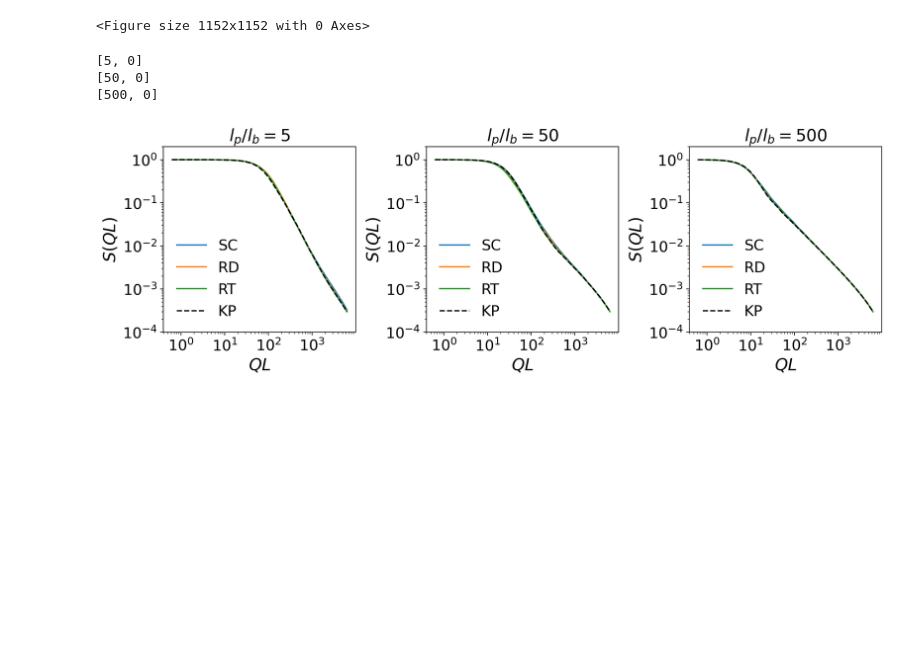
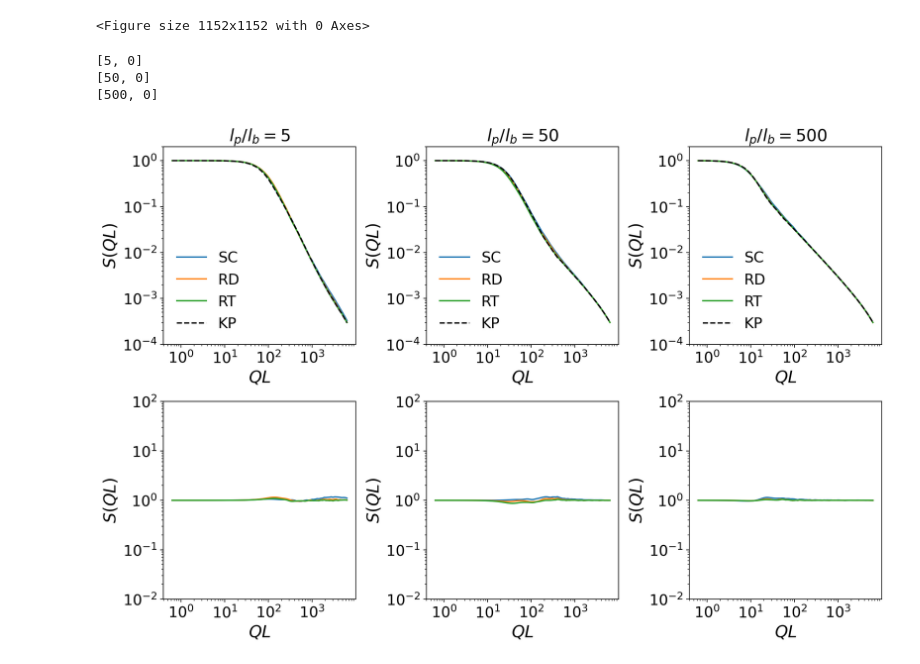
Before and after one commit to ch-tung/Catalan_MC, a Jupyter notebook: plot_I_00.ipynb, the cells around one changed output. Saved outputs shown, nothing was run; the diff lists cells and outputs as text; code cells hidden in the pictures; blank space fills up the shorter version.

Commit message:
updated plots

```diff
--- a/plot_I_00.ipynb
+++ b/plot_I_00.ipynb
@@ -34,35 +32,47 @@ for kappa in kappa_list:
     for epsilon in epsilon_list:
         parameters_list.append([kappa, epsilon])
 # %%
-fig = plt.figure(figsize=(12, 4),dpi=192)
+fig = plt.figure(figsize=(12, 8),dpi=192)
 
 for j, params in enumerate(parameters_list):
     kappa = params[0]
     epsilon = params[1]
     print(params)
 
-    filename = "sq_m1_64_{:}_{:}.mat".format(float(params[0]),float(params[1]))
+    filename = "./mat/sq_m1_64_{:}_{:}.mat".format(float(params[0]),float(params[1]))
 
     data = loadmat(filename)
     S_q_list_param = data["S_q_list_param"][0]
     qq = data["qq"][0]
 
-    ax = fig.add_subplot(1,3,j+1)
+    ax = fig.add_subplot(2,3,j+1)
     ax.set_title(r'$l_p/l_b = {}$'.format(kappa),fontsize=18)
     for i, grid in enumerate(['SC','RD','RT']):
         ax.plot(qq*N_backbone,S_q_list_param[i], label=grid)
     ax.plot(qq*N_backbone,S_q_list_param[3], '--', label='KP', color='k')
 
     ax.set_xscale('log')
     ax.set_yscale('log')
     ax.legend(fontsize=16, frameon=False)
     ax.set_ylim([1e-4,2])
     ax.set_xlabel(r'$QL$',fontsize=18)
     ax.set_ylabel(r'$S(QL)$',fontsize=18)
     ax.tick_params(axis='both', which='major', labelsize=16)
+
+    ax = fig.add_subplot(2,3,j+4)
+    for i, grid in enumerate(['SC','RD','RT']):
+        ax.plot(qq*N_backbone,S_q_list_param[i]/S_q_list_param[3], label=grid)
+    # ax.plot(qq*N_backbone,S_q_list_param[3])
+
+    ax.set_xscale('log')
+    ax.set_yscale('log')
+    ax.set_ylim([1e-2,100])
+    ax.set_xlabel(r'$QL$',fontsize=18)
+    ax.set_ylabel(r'$S(QL)$',fontsize=18)
+    ax.tick_params(axis='both', which='major', labelsize=16)
     plt.tight_layout()
 # %% [output]
 [5, 0]
 [50, 0]
 [500, 0]
-[figure, old version]
+[figure, new version]
```
Also changed, not shown: parts of 3 cells of this notebook, 1 other file.
